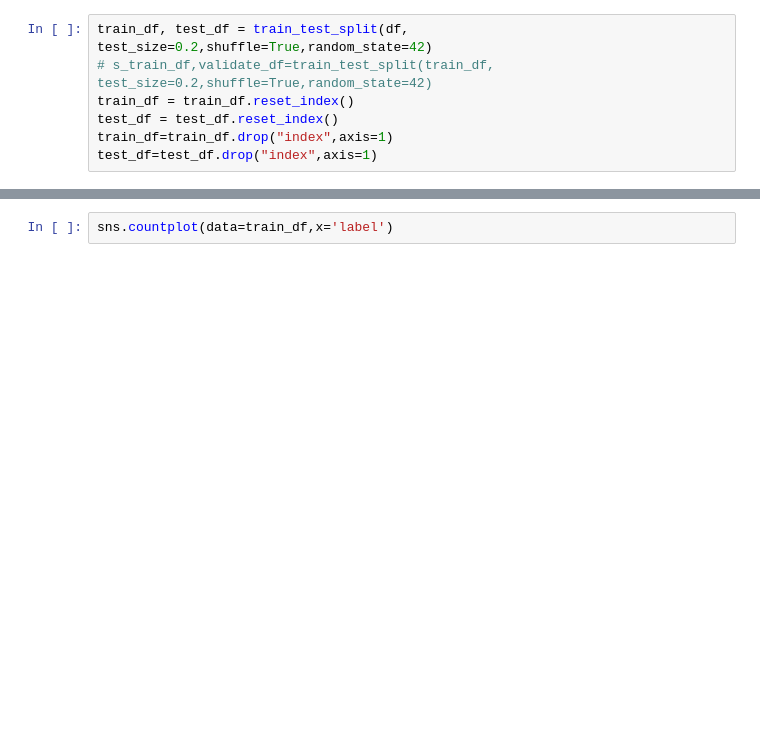
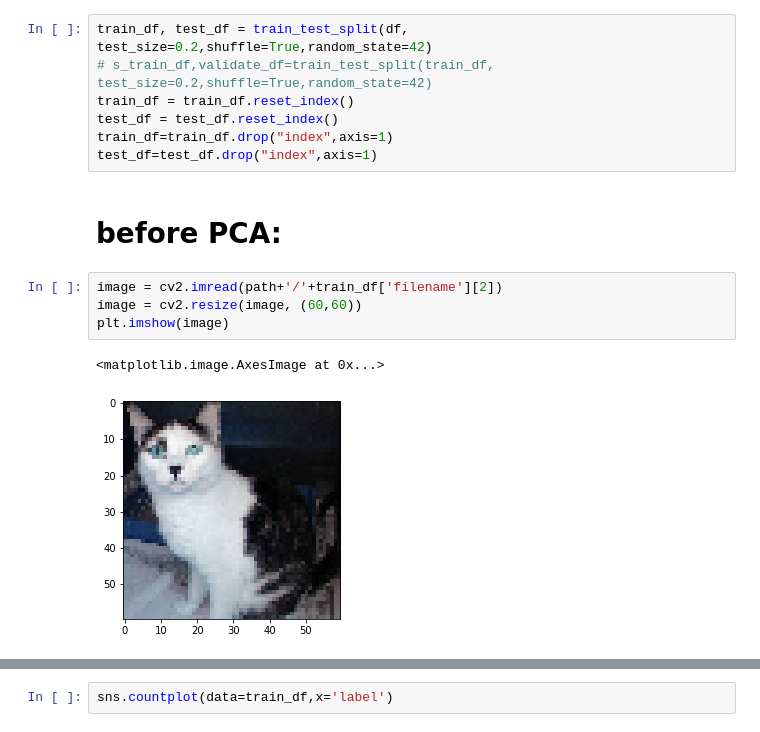
Before and after one commit to TalSomech/Data-Sc-101, a Jupyter notebook: Dogs Vs Cats.ipynb, the cells around one changed output, grey strips where cells are left out. Saved outputs shown, nothing was run; the diff lists cells and outputs as text; blank space fills up the shorter version.

```diff
--- a/Dogs Vs Cats.ipynb
+++ b/Dogs Vs Cats.ipynb
@@ -32,3 +32,12 @@ train_df = train_df.reset_index()
 test_df = test_df.reset_index()
 train_df=train_df.drop("index",axis=1)
 test_df=test_df.drop("index",axis=1)
+# %% [markdown]
+# before PCA:
+# %%
+image = cv2.imread(path+'/'+train_df['filename'][2])
+image = cv2.resize(image, (60,60))
+plt.imshow(image)
+# %% [output]
+<matplotlib.image.AxesImage at 0x...>
+[figure, added]
```
Also changed, not shown: parts of 28 cells of this notebook, 5 other files.
